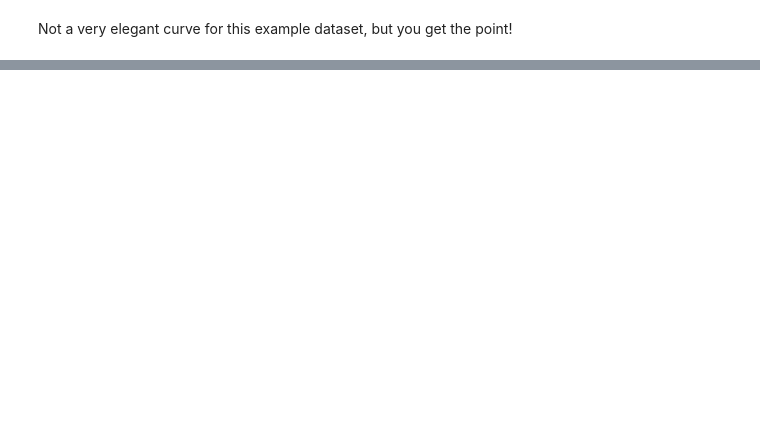
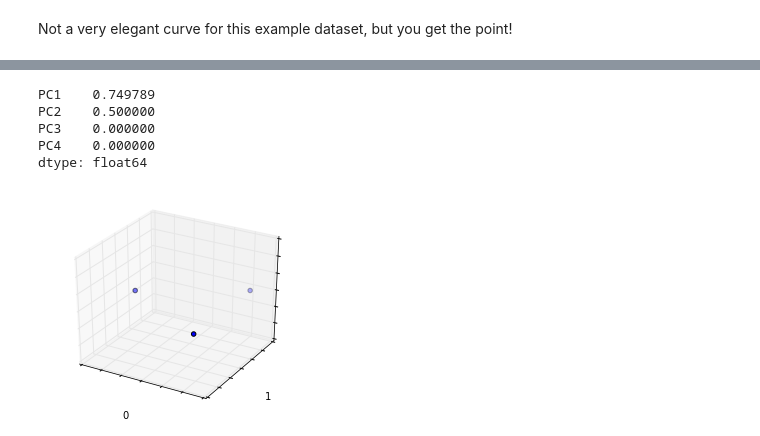
Before and after one commit to bassio/omicexperiment, a Jupyter notebook: omicexperiment/docs/03_experiment_transforms.ipynb, the cells around one changed output, grey strips where cells are left out. Cells and saved outputs as stored; diff of their text form; code cells hidden in the pictures; blank space fills up the shorter version.

Commit message:
docs: experiment transforms

```diff
--- a/omicexperiment/docs/03_experiment_transforms.ipynb
+++ b/omicexperiment/docs/03_experiment_transforms.ipynb
@@ -180,0 +292,6 @@ The API can thus be imagined, a diversity function implemented as a Transform th
+# %%
+from omicexperiment.transforms.general import DistanceMatrix
+
+rarefied_90000 = exp.rarefy(90000, num_reps=10)
+
+rarefied_90000.apply(DistanceMatrix('braycurtis')).data_df
@@ -180,0 +318,5 @@ The API can thus be imagined, a diversity function implemented as a Transform th
+# %%
+from omicexperiment.transforms.ordination import PCoA
+bray_curtis_90000 = rarefied_90000.apply(DistanceMatrix('braycurtis'))
+pcoa_bray_curtis_90000 = bray_curtis_90000.apply(PCoA)
+pcoa_bray_curtis_90000.data_df
@@ -180,0 +329,11 @@ The API can thus be imagined, a diversity function implemented as a Transform th
+# %%
+#the scikit-bio OrdinationResults object is stored in the experiment's metadata dict under the key 'pcoa'
+print(pcoa_bray_curtis_90000.metadata['pcoa'].eigvals)
+pcoa_bray_curtis_90000.metadata['pcoa']
+# %% [output]
+PC1    0.749789
+PC2    0.500000
+PC3    0.000000
+PC4    0.000000
+dtype: float64
+[figure, added]
```
Also changed, not shown: parts of 31 cells of this notebook.
